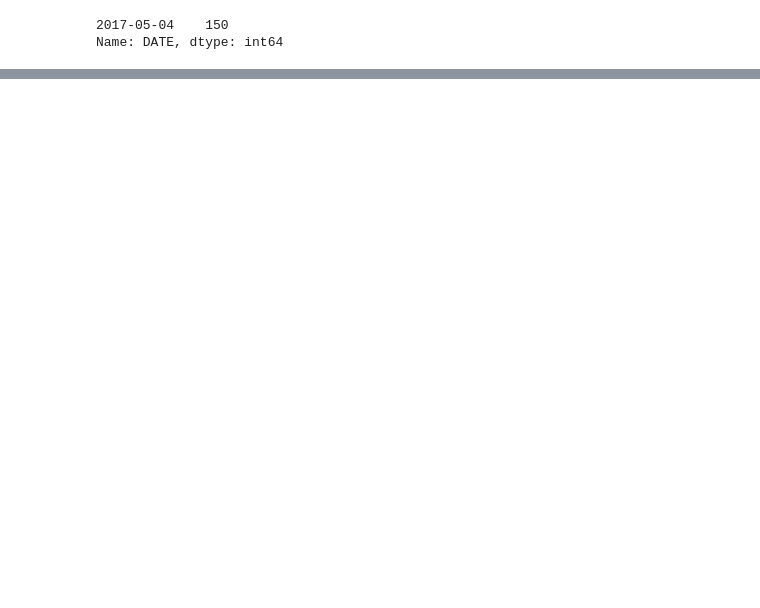
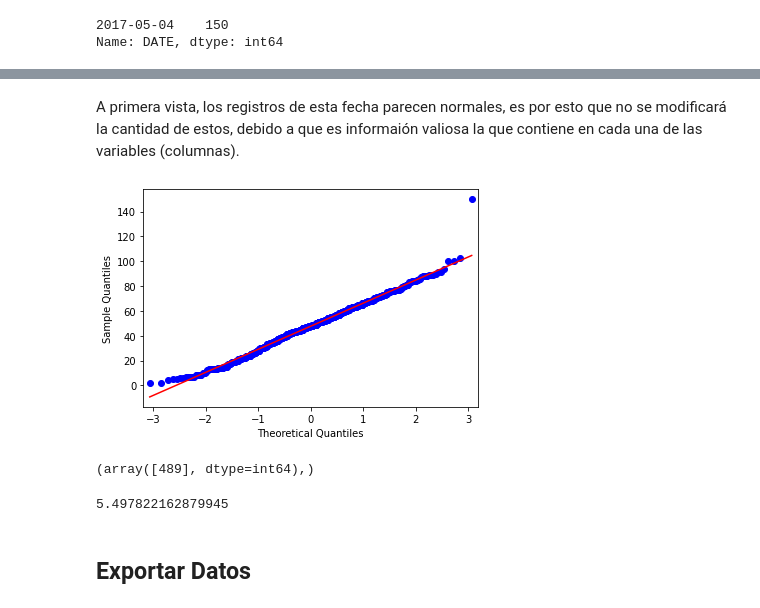
Before and after one commit to NemesioNav/Datlas_Intern_Challenge, a Jupyter notebook: cleaning_siniestros.ipynb, the cells around one changed output, grey strips where cells are left out. Drawn from its saved outputs; the diff is of its cells as text; code cells hidden in the pictures; blank space fills up the shorter version.

Commit message:
Finished cleaning
Cleaned rest of the columns

```diff
--- a/cleaning_siniestros.ipynb
+++ b/cleaning_siniestros.ipynb
@@ -105,0 +379,8 @@ data_clean['DATE'].astype()
+# %%
+# Realizar cambios en DataFrame
+for color in cambios:
+    for error in cambios[color]:
+        data_clean['COLOR'].replace(to_replace=error, value=color, inplace=True)
+
+# NaNs
+data_clean['COLOR'].replace(to_replace='\\N', value=np.nan, inplace=True)
@@ -105,0 +418,3 @@ data_clean['DATE'].astype()
+# %%
+# NaNs
+data_clean['MODELO_VEHICULO'].replace(to_replace=['\\N',0,1000], value=np.nan, inplace=True)
@@ -105,0 +432,3 @@ data_clean['DATE'].astype()
+# %%
+# NaNs
+data_clean['NIVEL DAÑO VEHICULO'].replace(to_replace='\\N', value=np.nan, inplace=True)
@@ -105,0 +448,3 @@ data_clean['DATE'].astype()
+# %%
+# NaNs
+data_clean['PUNTO DE IMPACTO'].replace(to_replace='\\N', value=np.nan, inplace=True)
@@ -176,0 +553,2 @@ sin_per_day.hist()
+# %% [markdown]
+A primera vista, los registros de esta fecha parecen normales, es por esto que no se modificará la cantidad de estos, debido a que es informaión valiosa la que contiene en cada una de las variables (columnas).
@@ -176,0 +557,4 @@ sin_per_day.hist()
+# %%
+qqplot_data = qqplot(sin_per_day, line='s').gca().lines
+# %% [output]
+[figure, added]
@@ -176,0 +601,14 @@ sin_per_day.hist()
+# %%
+# Identificar outliers
+z = np.abs(stats.zscore(sin_per_day))
+
+threshold = 3
+np.where(z > threshold)
+# %% [output]
+(array([489], dtype=int64),)
+# %%
+z[489]
+# %% [output]
+5.497822162879945
+# %% [markdown]
+## Exportar Datos
```
Also changed, not shown: parts of 78 cells of this notebook.
